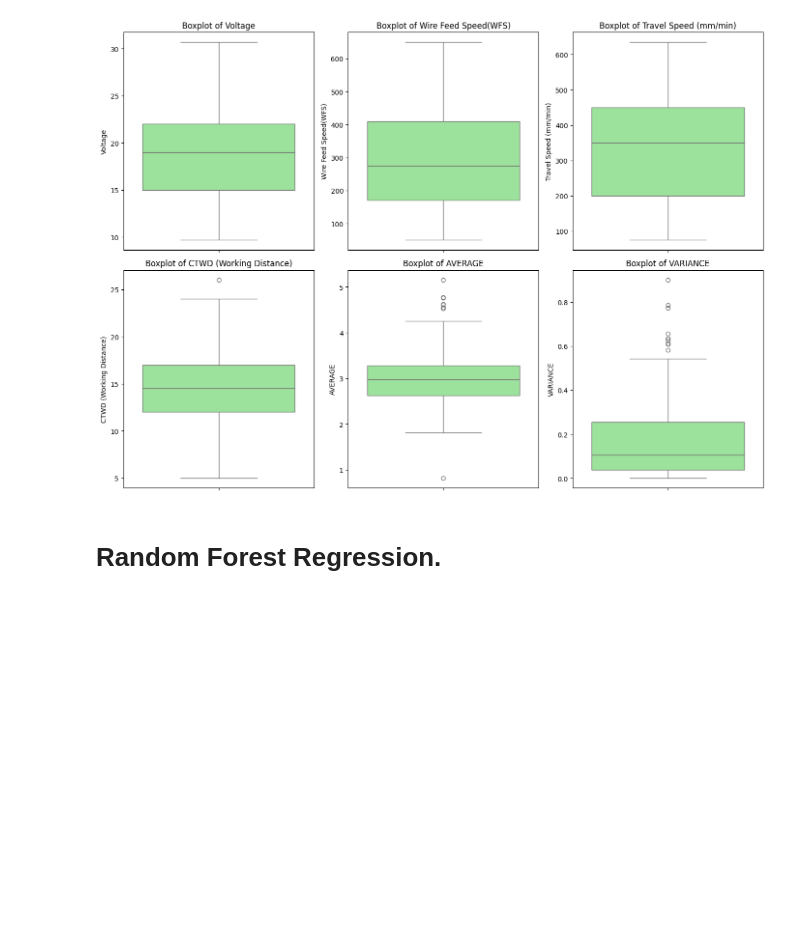
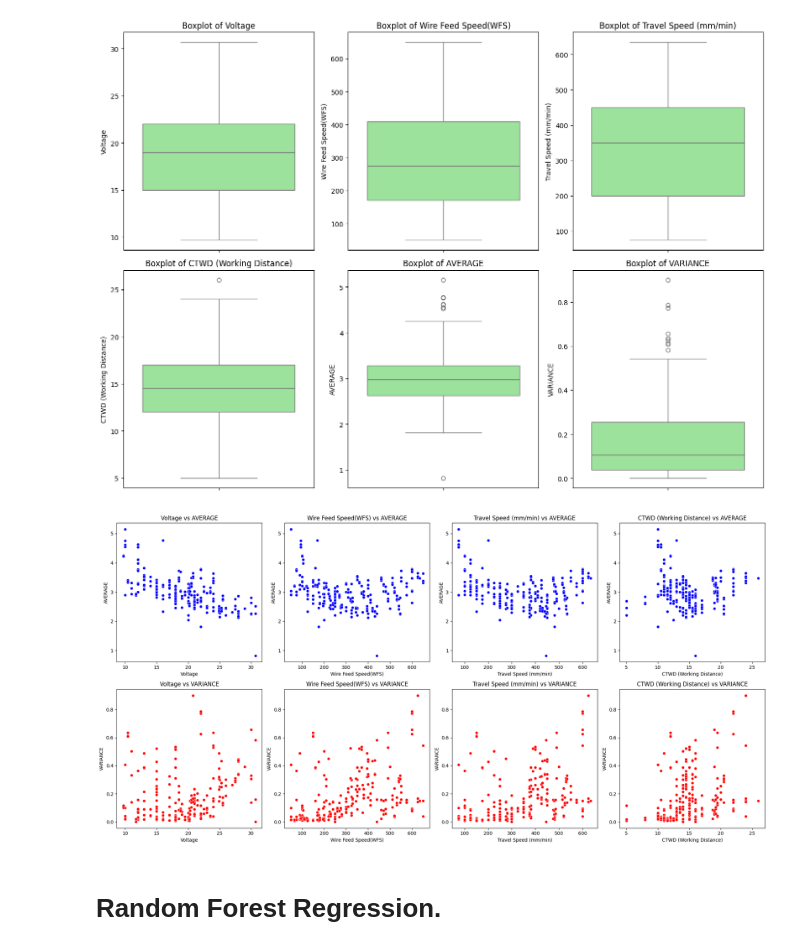
Before and after one commit to peaceemenike/WAAM-Bead-Geometry-Prediction, a Jupyter notebook: notebooks/waam_code.ipynb, the cells around one changed output. Saved outputs shown, nothing was run; the diff lists cells and outputs as text; code cells hidden in the pictures; blank space fills up the shorter version.

```diff
--- a/notebooks/waam_code.ipynb
+++ b/notebooks/waam_code.ipynb
@@ -105,6 +117,46 @@ plt.tight_layout()
 plt.show()
 # %% [output]
 [figure]
+# %%
+import matplotlib.pyplot as plt
+import seaborn as sns
+
+# Define inputs and targets
+inputs = ['Voltage', 'Wire Feed Speed(WFS)', 'Travel Speed (mm/min)', 'CTWD (Working Distance)']
+targets = ['AVERAGE', 'VARIANCE']
+
+# Create combined grid: 2 rows (AVERAGE, VARIANCE) × 4 columns (the 4 inputs)
+fig, axes = plt.subplots(2, 4, figsize=(20, 10))
+
+# Plot: Inputs vs AVERAGE (top row)
+for i, feature in enumerate(inputs):
+    sns.scatterplot(
+        x=df[feature],
+        y=df['AVERAGE'],
+        ax=axes[0, i],
+        color='blue'
+    )
+    axes[0, i].set_title(f"{feature} vs AVERAGE")
+    axes[0, i].set_xlabel(feature)
+    axes[0, i].set_ylabel("AVERAGE")
+
+# Plot: Inputs vs VARIANCE (bottom row)
+for i, feature in enumerate(inputs):
+    sns.scatterplot(
+        x=df[feature],
+        y=df['VARIANCE'],
+        ax=axes[1, i],
+        color='red'
+    )
+    axes[1, i].set_title(f"{feature} vs VARIANCE")
+    axes[1, i].set_xlabel(feature)
+    axes[1, i].set_ylabel("VARIANCE")
+
+plt.tight_layout()
+
+plt.show()
+# %% [output]
+[figure, added]
 # %% [markdown]
 # **Random Forest Regression.**
 # %%
```
Also changed, not shown: parts of 13 cells of this notebook, 4 other files.
